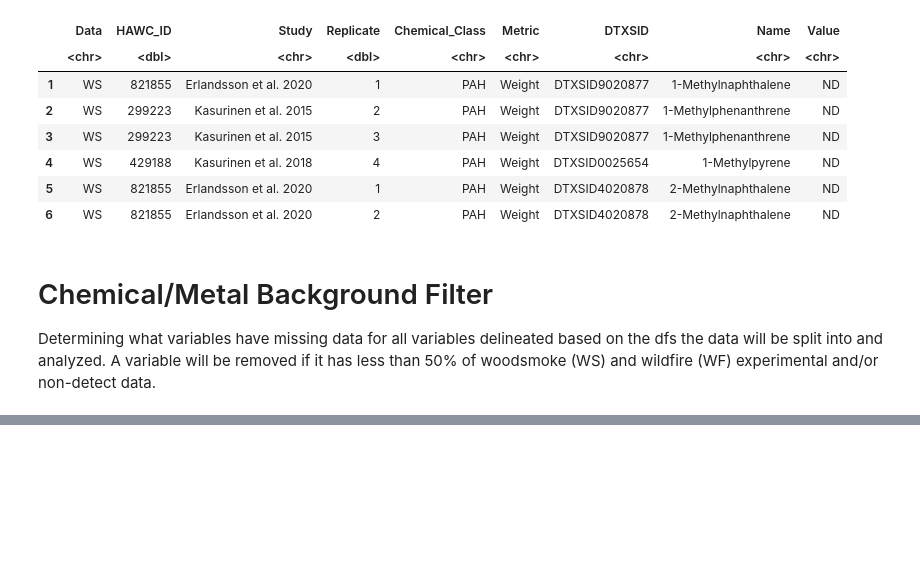
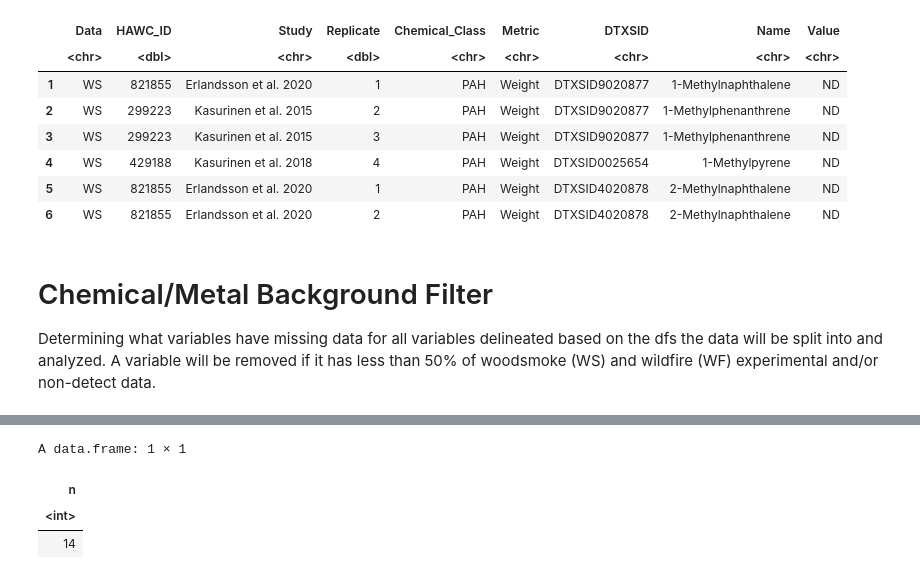
Before and after one commit to UNC-CEMALB/P1015.-Wildfire_Suffcient_Similiarity, a Jupyter notebook: 1. Data Processing/Data Processing.ipynb, the cells around one changed output, grey strips where cells are left out. Cells and saved outputs as stored; diff of their text form; code cells hidden in the pictures; blank space fills up the shorter version.

```diff
--- a/1. Data Processing/Data Processing.ipynb
+++ b/1. Data Processing/Data Processing.ipynb
@@ -117,0 +206,11 @@ A tibble: 76 × 3
+# %%
+combined_df %>%
+    filter(Study == 'Samsonova et al. 2012', Value != 'NA') %>%
+    select(Name) %>%
+    unique() %>%
+    count()
+# %% [output]
+A data.frame: 1 × 1
+| n |
+| <int> |
+| 14 |
```
Also changed, not shown: parts of 10 cells of this notebook.
